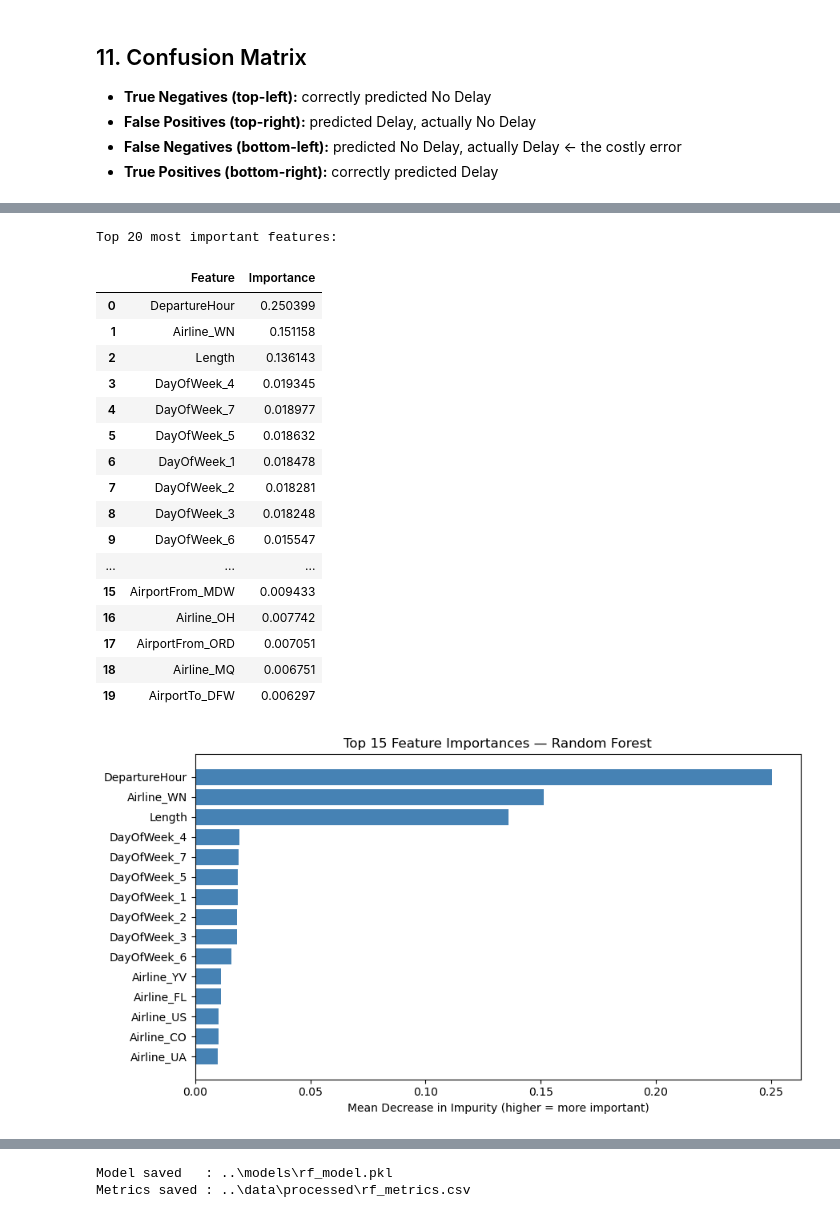
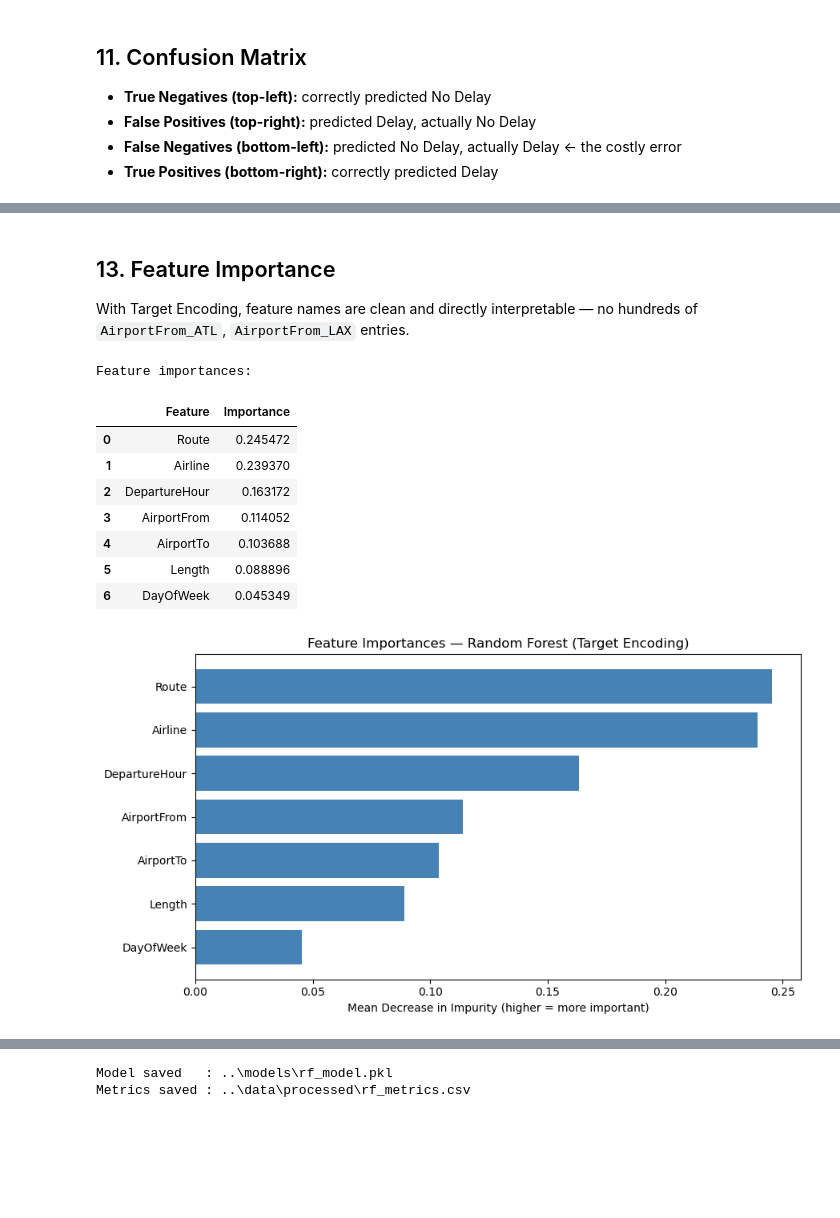
Before and after one commit to marcoaherrmann/AIOps, a Jupyter notebook: notebooks/03a_random_forest.ipynb, the cells around one changed output, grey strips where cells are left out. Saved outputs shown, nothing was run; the diff lists cells and outputs as text; code cells hidden in the pictures; blank space fills up the shorter version.

```diff
--- a/notebooks/03a_random_forest.ipynb
+++ b/notebooks/03a_random_forest.ipynb
@@ -88,10 +96,12 @@ All transformations are applied here from scratch — no dependency on the proce
 # Time is stored as minutes since midnight (0 = 00:00, 1439 = 23:59)
 df["DepartureHour"] = df["Time"] // 60
 
+# ── Create Route feature ─────────────────────────────────────────────────────
+# Combines origin and destination into a single route identifier
+# e.g. 'SFO-IAH', 'LAX-DFW' — will be target-encoded as its delay rate
+df["Route"] = df["AirportFrom"] + "-" + df["AirportTo"]
+
 # ── Drop columns not used for modeling ──────────────────────────────────────
-# id     : row identifier only
-# Flight : 6,585 unique values — too high cardinality, poor generalization
-# Time   : replaced by DepartureHour
 DROP_COLS = ["id", "Flight", "Time"]
 df = df.drop(columns=DROP_COLS)
 
@@ -223,11 +246,12 @@ preprocessor = ColumnTransformer(
 rf_pipeline = Pipeline([
     ("preprocessor", preprocessor),
     ("classifier", RandomForestClassifier(
-        n_estimators=100,    # number of trees in the forest
-        max_depth=35,      # trees grow until all leaves are pure (or min_samples)
-        min_samples_split=2, # minimum samples required to split a node
-        class_weight=None,   # no reweighting — target is only mildly imbalanced
-        n_jobs=-1,           # parallelise across all CPU cores
+        n_estimators=300,      # more trees → more stable, diminishing returns above ~300
+        max_depth=20,          # limits tree depth to avoid overfitting on noisy splits
+        min_samples_leaf=20,   # each leaf needs at least 20 samples — smooths predictions
+        max_features="sqrt",   # consider sqrt(n_features) per split — reduces tree correlation
+        class_weight=None,     # no reweighting — 55/45 is mild imbalance
+        n_jobs=-1,             # use all CPU cores for parallel tree building
         random_state=RANDOM_STATE,
     )),
 ])
@@ -363,53 +378,44 @@ Higher importance = the feature contributes more to reducing uncertainty in pred
+# %% [markdown]
+## 13. Feature Importance
+
+With Target Encoding, feature names are clean and directly interpretable —
+no hundreds of `AirportFrom_ATL`, `AirportFrom_LAX` entries.
 # %%
-# Extract feature names after OHE transformation
-ohe_names = (
-    rf_pipeline.named_steps["preprocessor"]
-    .named_transformers_["cat"]
-    .get_feature_names_out(CATEGORICAL)
-    .tolist()
-)
-# Full feature name list: numeric first (passthrough order), then OHE
-feature_names = NUMERIC + ohe_names
+# ── Reconstruct feature names in ColumnTransformer output order ─────────────
+# Order: numeric → target_enc → ohe (matches transformer order above)
+
+feature_names = NUMERIC + TARGET_ENC_FEATURES
 importances   = rf_pipeline.named_steps["classifier"].feature_importances_
 
 importance_df = (
     pd.DataFrame({"Feature": feature_names, "Importance": importances})
     .sort_values("Importance", ascending=False)
     .reset_index(drop=True)
 )
 
-print("Top 20 most important features:")
-display(importance_df.head(20))
+print("Feature importances:")
+display(importance_df)
 
-# ── Bar chart: top 15 features ───────────────────────────────────────────────
-top15 = importance_df.head(15).sort_values("Importance")
+# ── Bar chart ────────────────────────────────────────────────────────────────
+plot_df = importance_df.sort_values("Importance")
 
 plt.figure(figsize=(9, 5))
-plt.barh(top15["Feature"], top15["Importance"], color="steelblue")
-plt.title("Top 15 Feature Importances — Random Forest")
+plt.barh(plot_df["Feature"], plot_df["Importance"], color="steelblue")
+plt.title("Feature Importances — Random Forest (Target Encoding)")
 plt.xlabel("Mean Decrease in Impurity (higher = more important)")
 plt.tight_layout()
 plt.show()
 # %% [output]
-Top 20 most important features:
+Feature importances:
 |  | Feature | Importance |
-| 0 | DepartureHour | 0.250399 |
-| 1 | Airline_WN | 0.151158 |
-| 2 | Length | 0.136143 |
-| 3 | DayOfWeek_4 | 0.019345 |
-| 4 | DayOfWeek_7 | 0.018977 |
-| 5 | DayOfWeek_5 | 0.018632 |
-| 6 | DayOfWeek_1 | 0.018478 |
-| 7 | DayOfWeek_2 | 0.018281 |
-| 8 | DayOfWeek_3 | 0.018248 |
-| 9 | DayOfWeek_6 | 0.015547 |
-| ... | ... | ... |
-| 15 | AirportFrom_MDW | 0.009433 |
-| 16 | Airline_OH | 0.007742 |
-| 17 | AirportFrom_ORD | 0.007051 |
-| 18 | Airline_MQ | 0.006751 |
-| 19 | AirportTo_DFW | 0.006297 |
+| 0 | Route | 0.245472 |
+| 1 | Airline | 0.239370 |
+| 2 | DepartureHour | 0.163172 |
+| 3 | AirportFrom | 0.114052 |
+| 4 | AirportTo | 0.103688 |
+| 5 | Length | 0.088896 |
+| 6 | DayOfWeek | 0.045349 |
-[figure, old version]
+[figure, new version]
 # %% [markdown]
 ## 14. Predicted Probability Distribution
 
```
Also changed, not shown: parts of 41 cells of this notebook, 1 other file.
